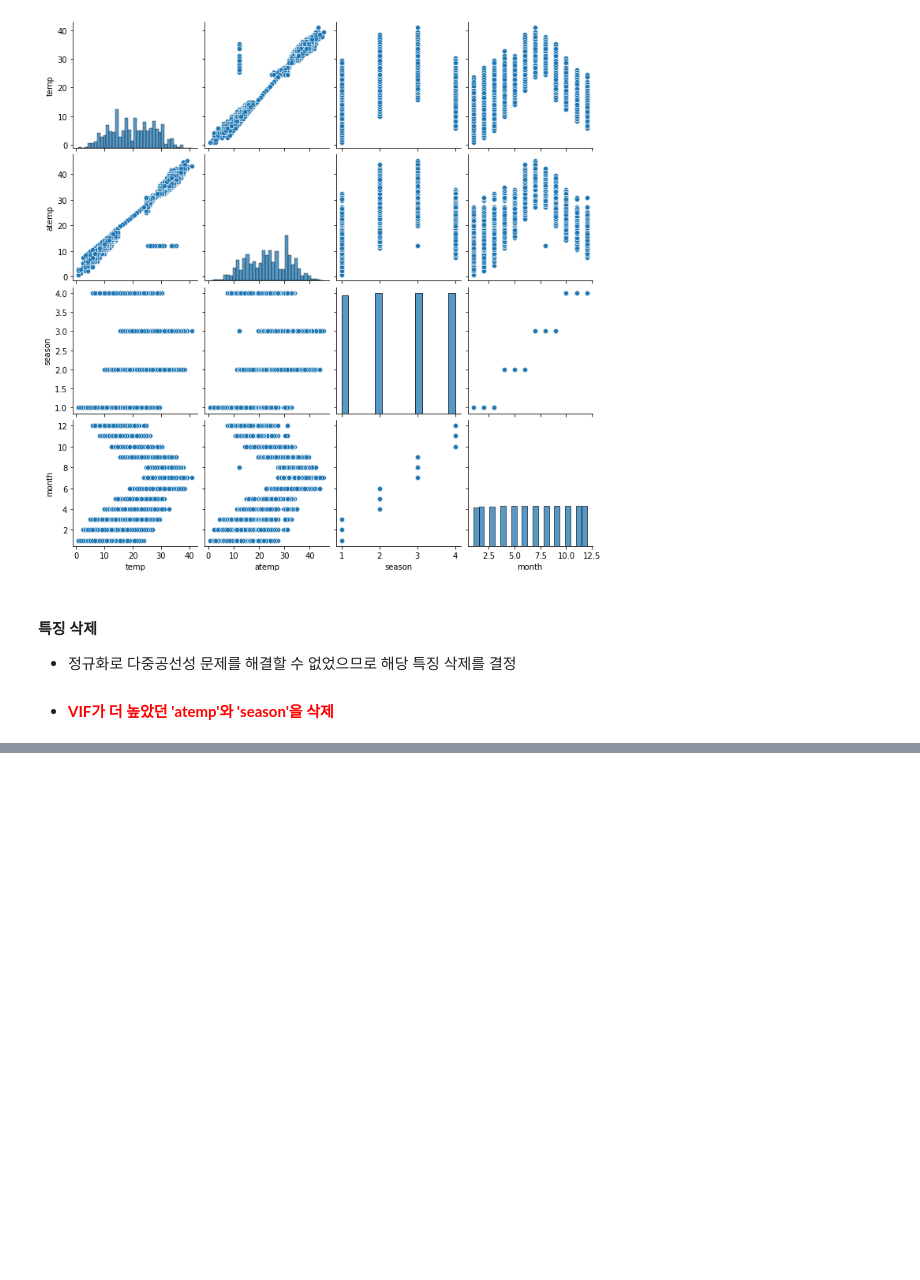
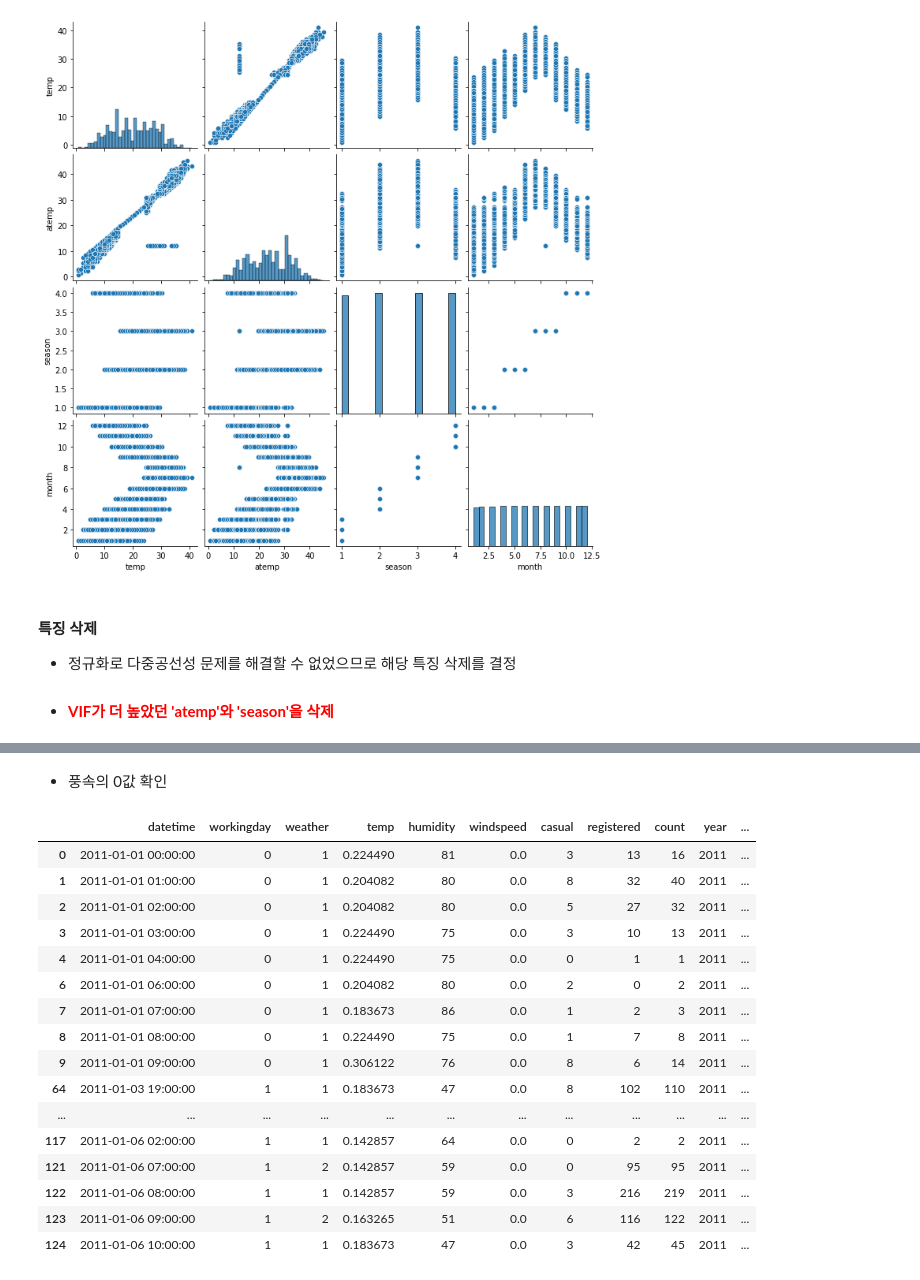
Before and after one commit to MyungHyun-Ahn/Bike_Sharing_Demand, a Jupyter notebook: Bike_Sharing_Demand_MHAhn_v0.14.ipynb, the cells around one changed output, grey strips where cells are left out. Saved outputs shown, nothing was run; the diff lists cells and outputs as text; code cells hidden in the pictures; blank space fills up the shorter version.

```diff
--- a/Bike_Sharing_Demand_MHAhn_v0.14.ipynb
+++ b/Bike_Sharing_Demand_MHAhn_v0.14.ipynb
@@ -262,0 +351,22 @@ df_n.drop(['atemp', 'season'], axis=1, inplace=True)
+# %% [markdown]
+* 풍속의 0값 확인
+# %%
+df_n[df_n['windspeed']==0].head(20)
+# %% [output]
+|  | datetime | workingday | weather | temp | humidity | windspeed | casual | registered | count | year | ... |
+| 0 | 2011-01-01 00:00:00 | 0 | 1 | 0.224490 | 81 | 0.0 | 3 | 13 | 16 | 2011 | ... |
+| 1 | 2011-01-01 01:00:00 | 0 | 1 | 0.204082 | 80 | 0.0 | 8 | 32 | 40 | 2011 | ... |
+| 2 | 2011-01-01 02:00:00 | 0 | 1 | 0.204082 | 80 | 0.0 | 5 | 27 | 32 | 2011 | ... |
+| 3 | 2011-01-01 03:00:00 | 0 | 1 | 0.224490 | 75 | 0.0 | 3 | 10 | 13 | 2011 | ... |
+| 4 | 2011-01-01 04:00:00 | 0 | 1 | 0.224490 | 75 | 0.0 | 0 | 1 | 1 | 2011 | ... |
+| 6 | 2011-01-01 06:00:00 | 0 | 1 | 0.204082 | 80 | 0.0 | 2 | 0 | 2 | 2011 | ... |
+| 7 | 2011-01-01 07:00:00 | 0 | 1 | 0.183673 | 86 | 0.0 | 1 | 2 | 3 | 2011 | ... |
+| 8 | 2011-01-01 08:00:00 | 0 | 1 | 0.224490 | 75 | 0.0 | 1 | 7 | 8 | 2011 | ... |
+| 9 | 2011-01-01 09:00:00 | 0 | 1 | 0.306122 | 76 | 0.0 | 8 | 6 | 14 | 2011 | ... |
+| 64 | 2011-01-03 19:00:00 | 1 | 1 | 0.183673 | 47 | 0.0 | 8 | 102 | 110 | 2011 | ... |
+| ... | ... | ... | ... | ... | ... | ... | ... | ... | ... | ... | ... |
+| 117 | 2011-01-06 02:00:00 | 1 | 1 | 0.142857 | 64 | 0.0 | 0 | 2 | 2 | 2011 | ... |
+| 121 | 2011-01-06 07:00:00 | 1 | 2 | 0.142857 | 59 | 0.0 | 0 | 95 | 95 | 2011 | ... |
+| 122 | 2011-01-06 08:00:00 | 1 | 1 | 0.142857 | 59 | 0.0 | 3 | 216 | 219 | 2011 | ... |
+| 123 | 2011-01-06 09:00:00 | 1 | 2 | 0.163265 | 51 | 0.0 | 6 | 116 | 122 | 2011 | ... |
+| 124 | 2011-01-06 10:00:00 | 1 | 1 | 0.183673 | 47 | 0.0 | 3 | 42 | 45 | 2011 | ... |
```
Also changed, not shown: parts of 23 cells of this notebook, 1 other file.
